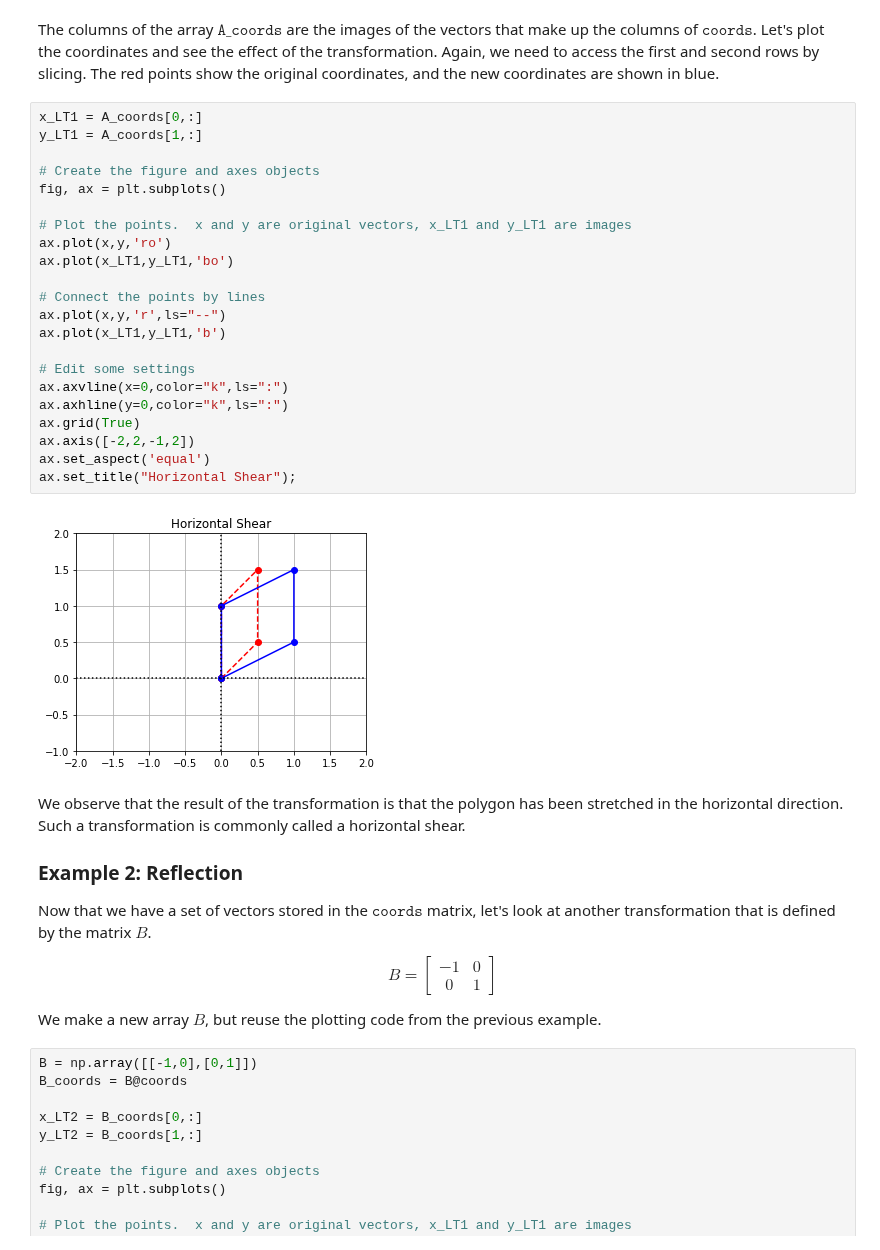
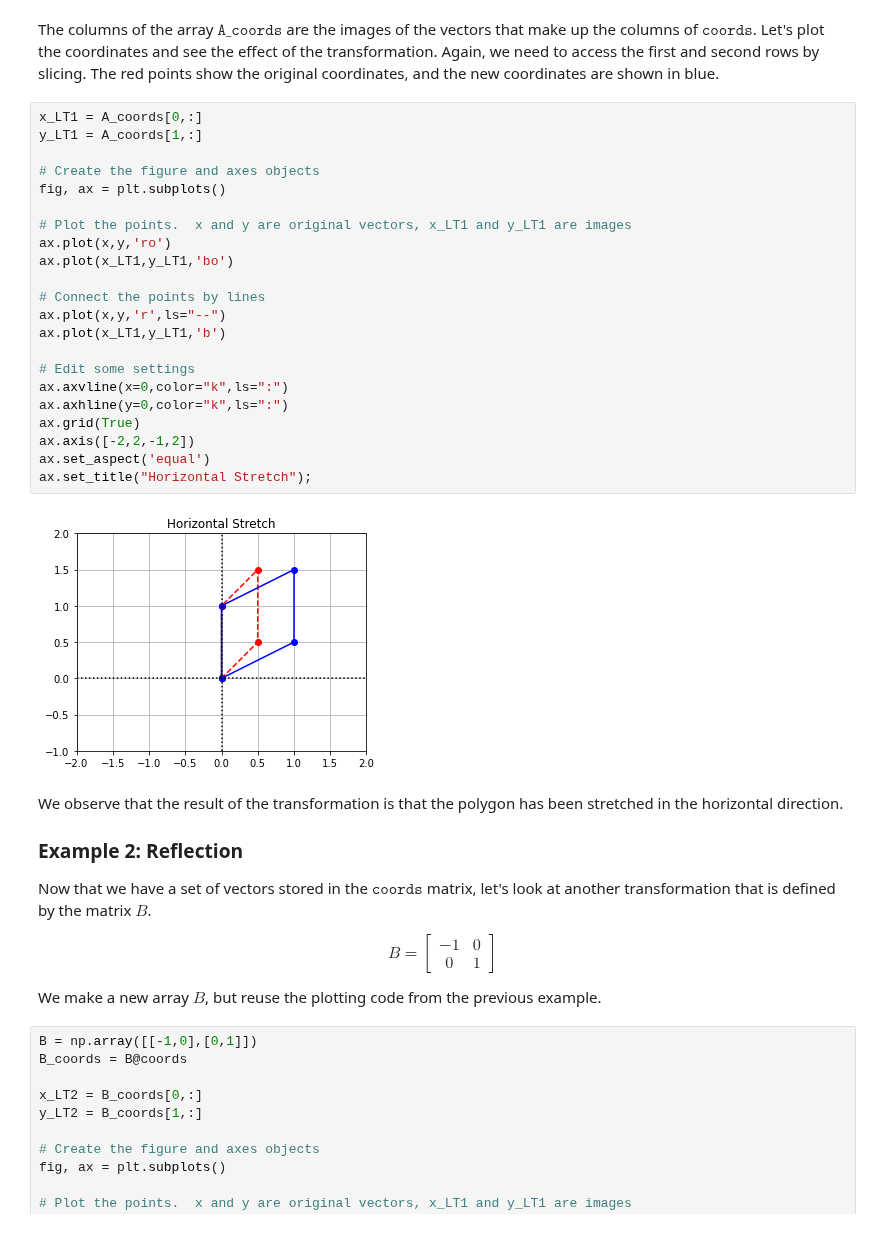
Before and after one commit to bvanderlei/jupyter-guide-to-linear-algebra, a Jupyter notebook: Planar_Transformations.ipynb, the cells around one changed output. Cells and saved outputs as stored; diff of their text form.

```diff
--- a/Planar_Transformations.ipynb
+++ b/Planar_Transformations.ipynb
@@ -56,29 +56,29 @@ The columns of the array $\texttt{A_coords}$ are the images of the vectors that
 # %%
 x_LT1 = A_coords[0,:]
 y_LT1 = A_coords[1,:]
 
 # Create the figure and axes objects
 fig, ax = plt.subplots()
 
 # Plot the points.  x and y are original vectors, x_LT1 and y_LT1 are images
 ax.plot(x,y,'ro')
 ax.plot(x_LT1,y_LT1,'bo')
 
 # Connect the points by lines
 ax.plot(x,y,'r',ls="--")
 ax.plot(x_LT1,y_LT1,'b')
 
 # Edit some settings
 ax.axvline(x=0,color="k",ls=":")
 ax.axhline(y=0,color="k",ls=":")
 ax.grid(True)
 ax.axis([-2,2,-1,2])
 ax.set_aspect('equal')
-ax.set_title("Horizontal Shear");
+ax.set_title("Horizontal Stretch");
 # %% [output]
-[figure, old version]
+[figure, new version]
 # %% [markdown]
-We observe that the result of the transformation is that the polygon has been stretched in the horizontal direction.  Such a transformation is commonly called a horizontal shear.
+We observe that the result of the transformation is that the polygon has been stretched in the horizontal direction.
 
 ### Example 2:  Reflection
 
```
Also changed, not shown: parts of 1 cell of this notebook, 3 other files.
